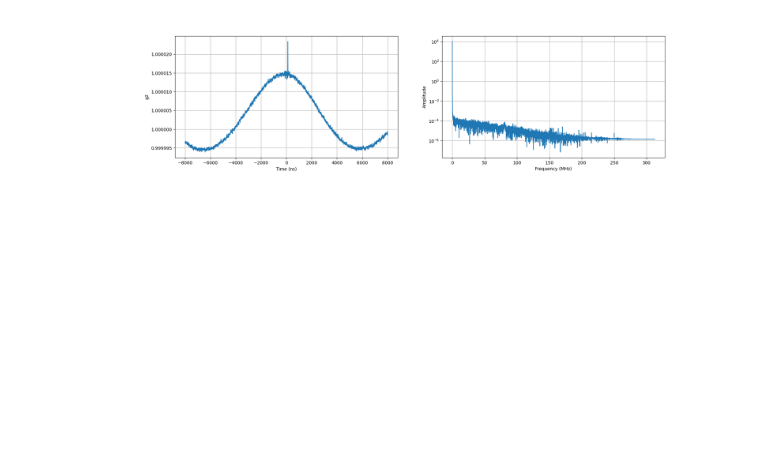
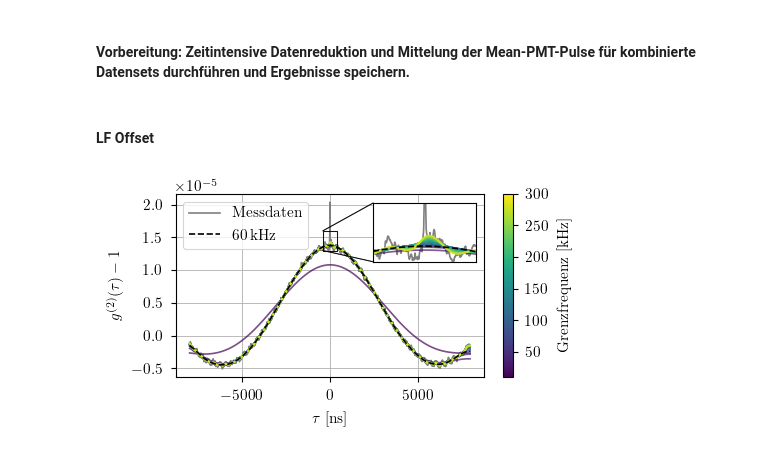
Before and after one commit to SteWey0/Bachelorarbeit, a Jupyter notebook: analysis.ipynb, the cells around one changed output. Saved outputs shown, nothing was run; the diff lists cells and outputs as text; code cells hidden in the pictures; blank space fills up the shorter version.

```diff
--- a/analysis.ipynb
+++ b/analysis.ipynb
@@ -1,27 +1,13 @@
 # %%
 import numpy as np
 import matplotlib
-
-%matplotlib widget
 import matplotlib.pyplot as plt
 import scipy
-import os
 from routines import Data_reduction
-import timeit
+cmap = matplotlib.colormaps.get('tab10').colors
+cmap_grad = matplotlib.colormaps.get('viridis')
+from corrections import *
+plt.style.use('fullwidth.mplstyle')
+from scipy.optimize import curve_fit
-# %%
-Tube = Data_reduction('D:/20240617_10x40', 'reduced_data/20240617_10x40')
-Tube.data_reduction()
-freq, fourier = Tube.batch_fft()
-
-
-plt.close('all')
-fig,ax = plt.subplots(ncols = 2, figsize=(20,5))
-ax[0].plot(Tube.time_arr*1e9, Tube.av_g2)
-ax[0].set(xlabel='Time (ns)', ylabel='g2')
-ax[0].ticklabel_format(useOffset=False)
-ax[0].grid()
-ax[1].plot(freq*1e-6, fourier)
-ax[1].set(xlabel='Frequency (MHz)', ylabel='Amplitude', yscale='log')
-ax[1].grid()
-# %% [output]
-[figure, removed]
+# %% [markdown]
+#### Vorbereitung: Zeitintensive Datenreduktion und Mittelung der Mean-PMT-Pulse für kombinierte Datensets durchführen und Ergebnisse speichern.
@@ -27,0 +64,50 @@ ax[1].grid()
+# %% [markdown]
+#### LF Offset
+# %%
+from mpl_toolkits.axes_grid1.inset_locator import mark_inset
+data = Data_reduction('D:/air_40x40', number_data=10000)
+data.data_reduction()
+g2, t = data.av_g2, data.time_arr
+
+vmin, vmax = 10, 300
+cutoffs = np.linspace(vmin, vmax,20)*1e-5
+
+patterns = []
+for cutoff in cutoffs:
+    lf_pattern = lowpass(g2, cutoff)
+    patterns.append(lf_pattern)
+
+fig,ax = plt.subplots()
+ax.plot(t*1e9,g2-1,'grey', label='Messdaten')
+for i,pattern in enumerate(patterns):
+    ax.plot(t*1e9,pattern-1, color=cmap_grad(i/len(cutoffs)), alpha=0.7)
+ax.plot(t*1e9,lowpass(g2, 60e-5)-1, 'k--', label='60$\,$kHz')
+
+sm = plt.cm.ScalarMappable(cmap=cmap_grad, norm=plt.Normalize(vmin=vmin, vmax=vmax))
+fig.colorbar(sm, ax=ax, label='Grenzfrequenz [kHz]')
+axin = ax.inset_axes([0.64,0.63, 0.335,0.32],xlim=(-400,400), ylim=(1.3e-5,1.6e-5), xticklabels=[], yticklabels=[], xticks=[], yticks=[])
+# necessary style stuff
+ax.indicate_inset_zoom(axin, edgecolor='k')
+axin.spines[['top','right','bottom','left']].set_color('k')
+box, cs = ax.indicate_inset_zoom(axin)
+box.set_linewidth(0.6)
+box.set_edgecolor("k")
+box.set_facecolor("none")
+box.set_alpha(1)
+for c in cs:
+    c.set_linewidth(0.6)
+    c.set_color("k")
+    c.set_alpha(1)
+# ----------------------
+axin.plot(t*1e9,g2-1, color='grey')
+for i,pattern in enumerate(patterns):
+    axin.plot(t*1e9,pattern-1, color=cmap_grad(i/len(cutoffs)), alpha=0.7)
+axin.plot(t*1e9,lowpass(g2, 60e-5)-1, 'k--', label='60$\,$kHz')
+ax.legend()
+ax.set(xlabel='$\\tau$ [ns]', ylabel='$g^{(2)}(\\tau) -1$')
+ax.ticklabel_format(useOffset=False)
+ax.grid()
+fig.tight_layout()
+fig.savefig('latex/images/Analysis/lf_offset.pdf', bbox_inches='tight')
+# %% [output]
+[figure, added]
```
Also changed, not shown: parts of 23 cells of this notebook, 36 other files.
